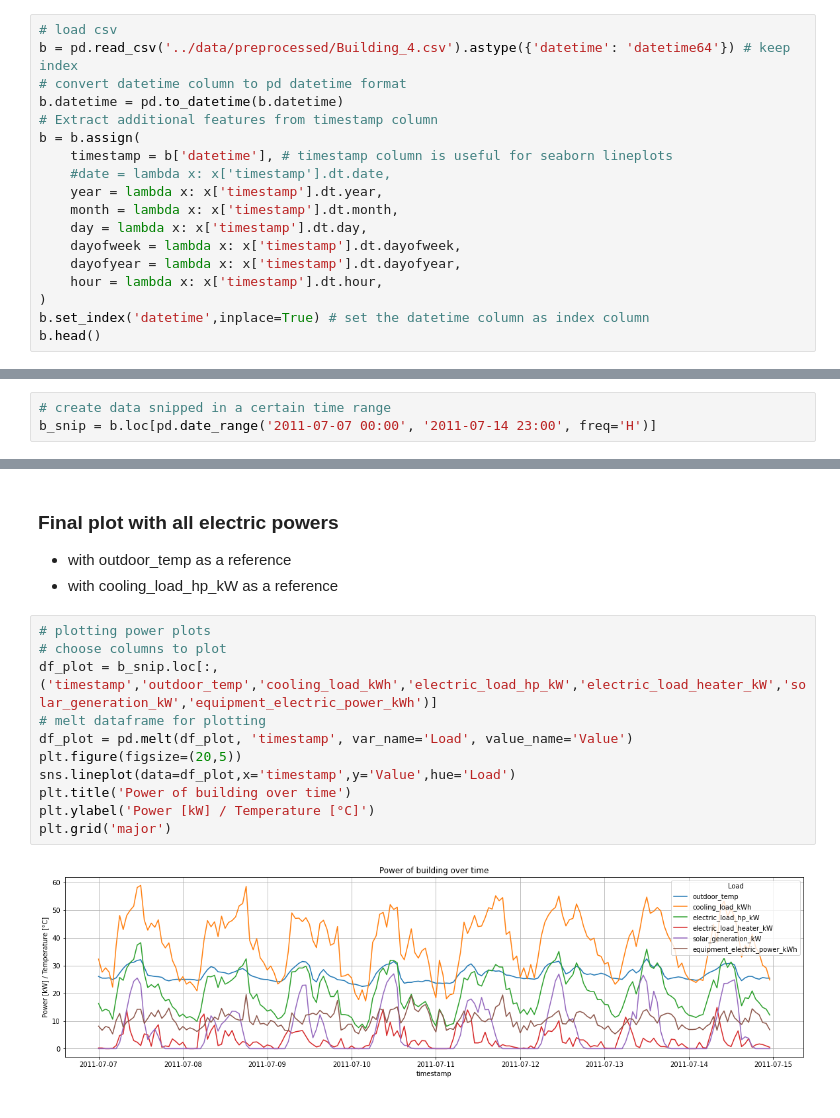
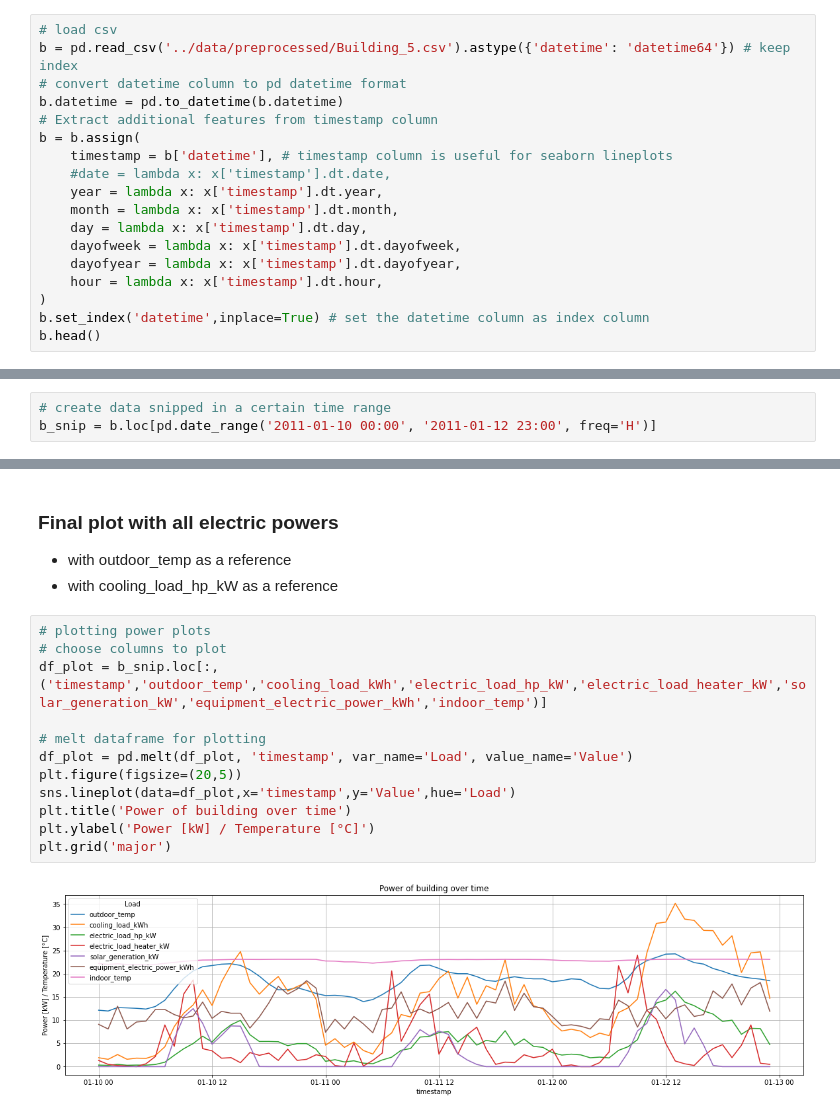
Before and after one commit to erickCantu/TheGreenCitySolutionsGroup, a Jupyter notebook: notebooks/Power_calc.ipynb, the cells around one changed output, grey strips where cells are left out. Cells and saved outputs as stored; diff of their text form.

Commit message:
update power calc

```diff
--- a/notebooks/Power_calc.ipynb
+++ b/notebooks/Power_calc.ipynb
@@ -12,7 +12,7 @@ import numpy as np
 ## Preprocess data
 # %%
 # load csv
-b = pd.read_csv('../data/preprocessed/Building_4.csv').astype({'datetime': 'datetime64'}) # keep index
+b = pd.read_csv('../data/preprocessed/Building_5.csv').astype({'datetime': 'datetime64'}) # keep index
 # convert datetime column to pd datetime format
 b.datetime = pd.to_datetime(b.datetime)
 # Extract additional features from timestamp column
@@ -39,7 +39,7 @@ b.head()
 5 rows × 34 columns
 # %%
 # create data snipped in a certain time range
-b_snip = b.loc[pd.date_range('2011-07-07 00:00', '2011-07-14 23:00', freq='H')]
+b_snip = b.loc[pd.date_range('2011-01-10 00:00', '2011-01-12 23:00', freq='H')]
 # %%
 # get an overview by plotting the data
 plt.figure(figsize=(20,5))
@@ -136,16 +138,17 @@ plt.title('Electric load of heater for DHW');
 # %%
 # plotting power plots
 # choose columns to plot
-df_plot = b_snip.loc[:,('timestamp','outdoor_temp','cooling_load_kWh','electric_load_hp_kW','electric_load_heater_kW','solar_generation_kW','equipment_electric_power_kWh')]
+df_plot = b_snip.loc[:,('timestamp','outdoor_temp','cooling_load_kWh','electric_load_hp_kW','electric_load_heater_kW','solar_generation_kW','equipment_electric_power_kWh','indoor_temp')]
+
 # melt dataframe for plotting
 df_plot = pd.melt(df_plot, 'timestamp', var_name='Load', value_name='Value')
 plt.figure(figsize=(20,5))
 sns.lineplot(data=df_plot,x='timestamp',y='Value',hue='Load')
 plt.title('Power of building over time')
 plt.ylabel('Power [kW] / Temperature [°C]')
 plt.grid('major')
 # %% [output]
-[figure, old version]
+[figure, new version]
 # %%
 # Power residual
 b_snip['power_residual'] = b_snip['solar_generation_kW'] \
```
Also changed, not shown: parts of 10 cells of this notebook.
